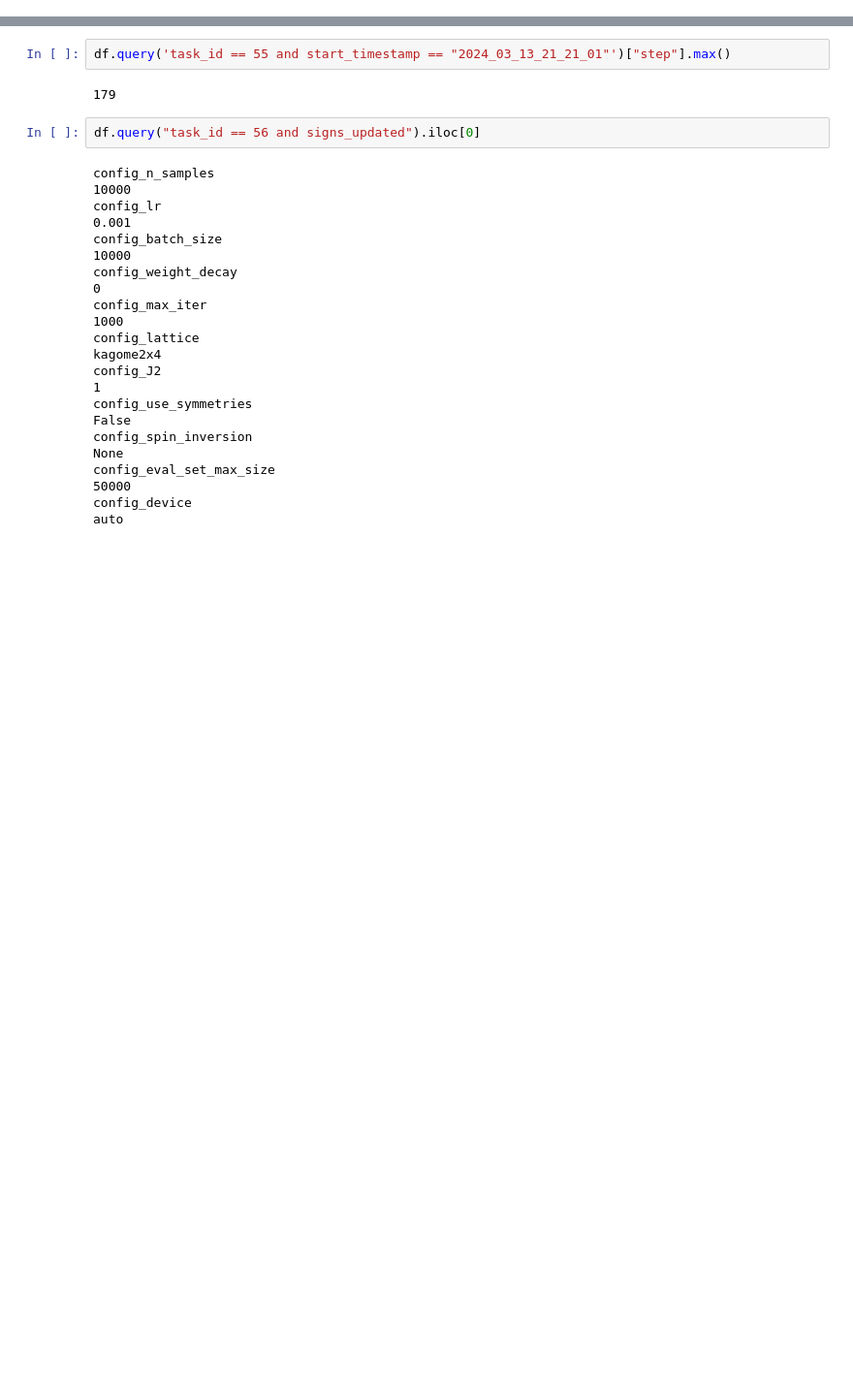
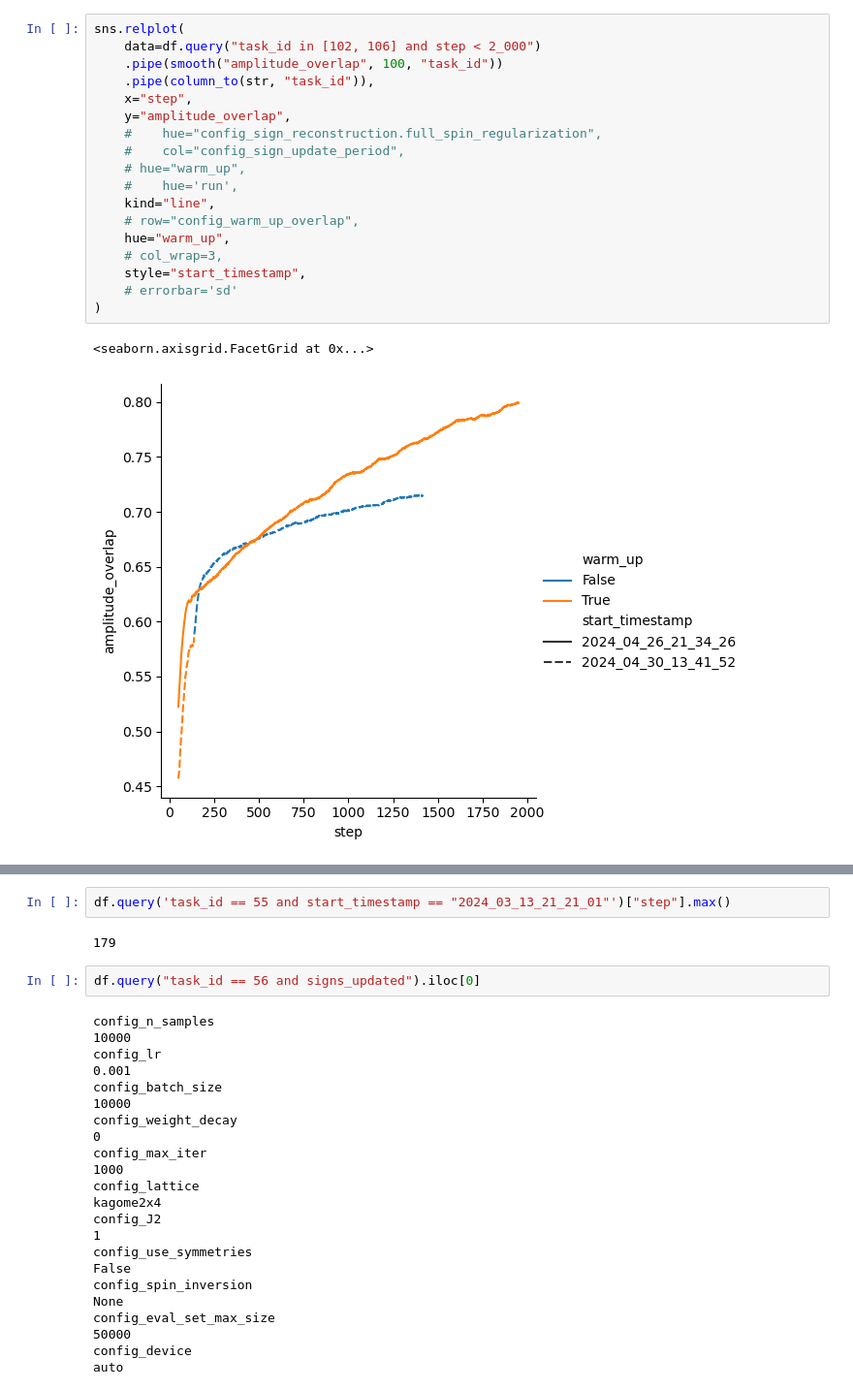
Before and after one commit to ischurov/frustrations-eda, a Jupyter notebook: vmc_ising.ipynb, the cells around one changed output, grey strips where cells are left out. Shown at 97% size. Drawn from its saved outputs; the diff is of its cells as text; blank space fills up the shorter version.

```diff
--- a/vmc_ising.ipynb
+++ b/vmc_ising.ipynb
@@ -101,0 +86,21 @@ df = (
+# %%
+sns.relplot(
+    data=df.query("task_id in [102, 106] and step < 2_000")
+    .pipe(smooth("amplitude_overlap", 100, "task_id"))
+    .pipe(column_to(str, "task_id")),
+    x="step",
+    y="amplitude_overlap",
+    #    hue="config_sign_reconstruction.full_spin_regularization",
+    #    col="config_sign_update_period",
+    # hue="warm_up",
+    #    hue='run',
+    kind="line",
+    # row="config_warm_up_overlap",
+    hue="warm_up",
+    # col_wrap=3,
+    style="start_timestamp",
+    # errorbar='sd'
+)
+# %% [output]
+<seaborn.axisgrid.FacetGrid at 0x...>
+[figure, added]
```
Also changed, not shown: parts of 19 cells of this notebook, 20 other files.
